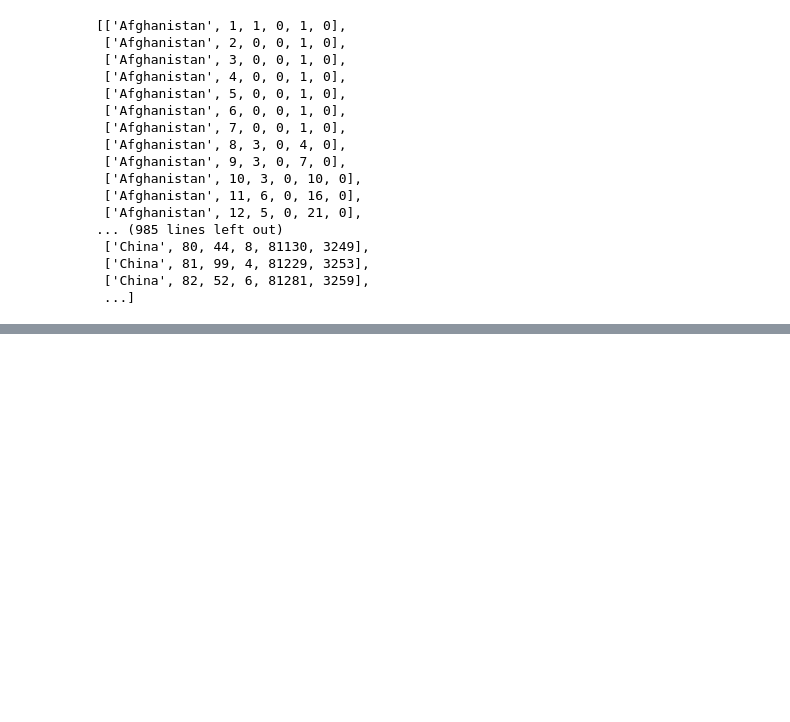
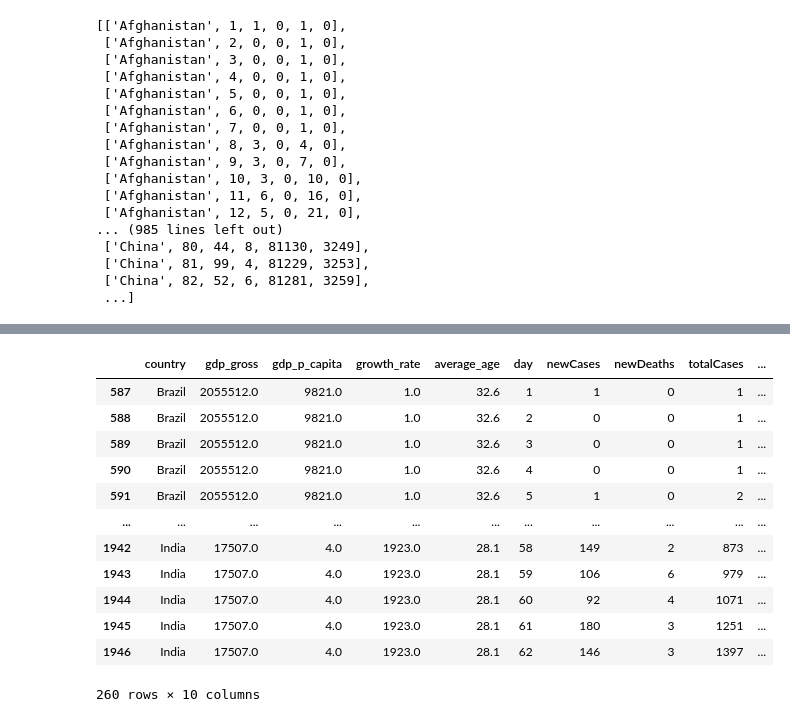
Before and after one commit to marcelounb/DeepLearning, a Jupyter notebook: Covid19.ipynb, the cells around one changed output, grey strips where cells are left out. Saved outputs shown, nothing was run; the diff lists cells and outputs as text; code cells hidden in the pictures; blank space fills up the shorter version.

```diff
--- a/Covid19.ipynb
+++ b/Covid19.ipynb
@@ -123,0 +153,22 @@ df_covid_spread = pd.DataFrame(countries, columns = ['Country' , 'Day', 'NewCase
+# %%
+df_brazil = df_full[df_full['country']=='Brazil']
+df_eua = df_full[df_full['country']=='United States']
+df_china = df_full[df_full['country']=='China']
+df_india = df_full[df_full['country']=='India']
+df_4 = pd.concat([df_brazil,df_eua,df_china,df_india])
+# %%
+df_4
+# %% [output]
+|  | country | gdp_gross | gdp_p_capita | growth_rate | average_age | day | newCases | newDeaths | totalCases | ... |
+| 587 | Brazil | 2055512.0 | 9821.0 | 1.0 | 32.6 | 1 | 1 | 0 | 1 | ... |
+| 588 | Brazil | 2055512.0 | 9821.0 | 1.0 | 32.6 | 2 | 0 | 0 | 1 | ... |
+| 589 | Brazil | 2055512.0 | 9821.0 | 1.0 | 32.6 | 3 | 0 | 0 | 1 | ... |
+| 590 | Brazil | 2055512.0 | 9821.0 | 1.0 | 32.6 | 4 | 0 | 0 | 1 | ... |
+| 591 | Brazil | 2055512.0 | 9821.0 | 1.0 | 32.6 | 5 | 1 | 0 | 2 | ... |
+| ... | ... | ... | ... | ... | ... | ... | ... | ... | ... | ... |
+| 1942 | India | 17507.0 | 4.0 | 1923.0 | 28.1 | 58 | 149 | 2 | 873 | ... |
+| 1943 | India | 17507.0 | 4.0 | 1923.0 | 28.1 | 59 | 106 | 6 | 979 | ... |
+| 1944 | India | 17507.0 | 4.0 | 1923.0 | 28.1 | 60 | 92 | 4 | 1071 | ... |
+| 1945 | India | 17507.0 | 4.0 | 1923.0 | 28.1 | 61 | 180 | 3 | 1251 | ... |
+| 1946 | India | 17507.0 | 4.0 | 1923.0 | 28.1 | 62 | 146 | 3 | 1397 | ... |
+260 rows × 10 columns
```
Also changed, not shown: parts of 12 cells of this notebook.
